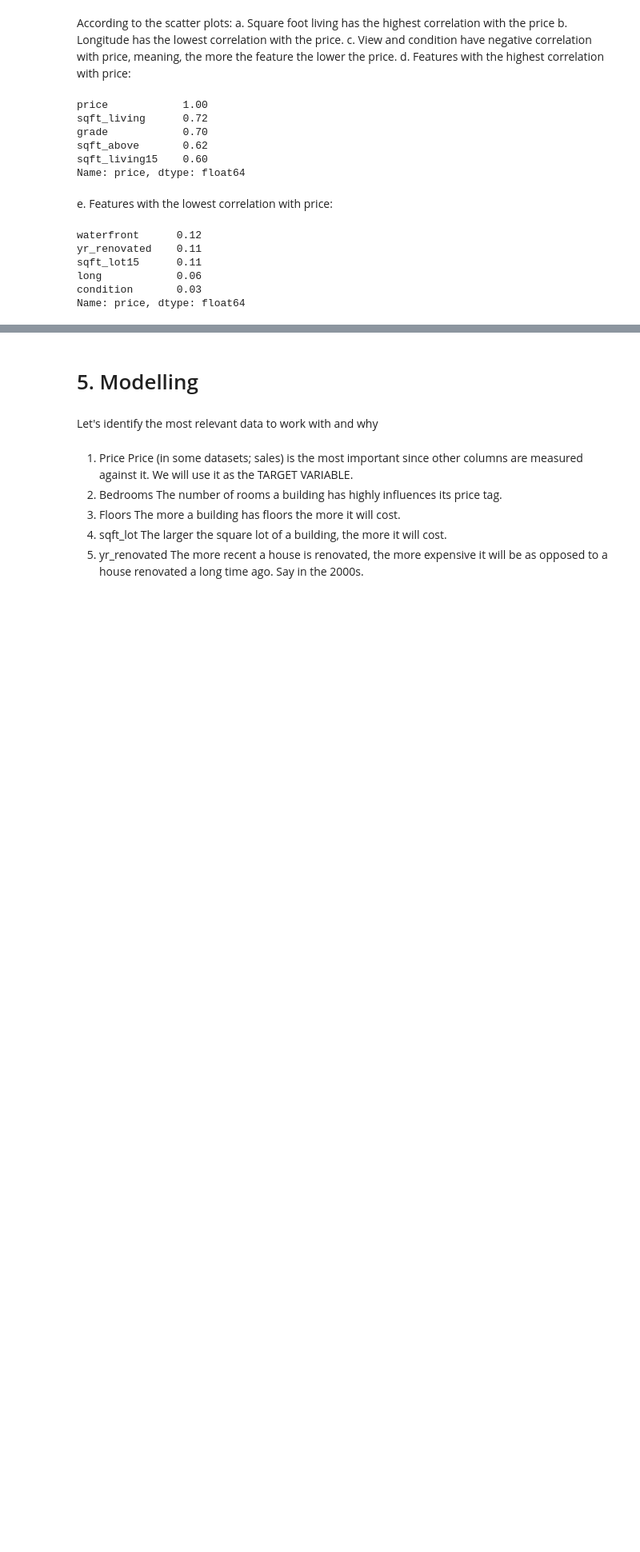
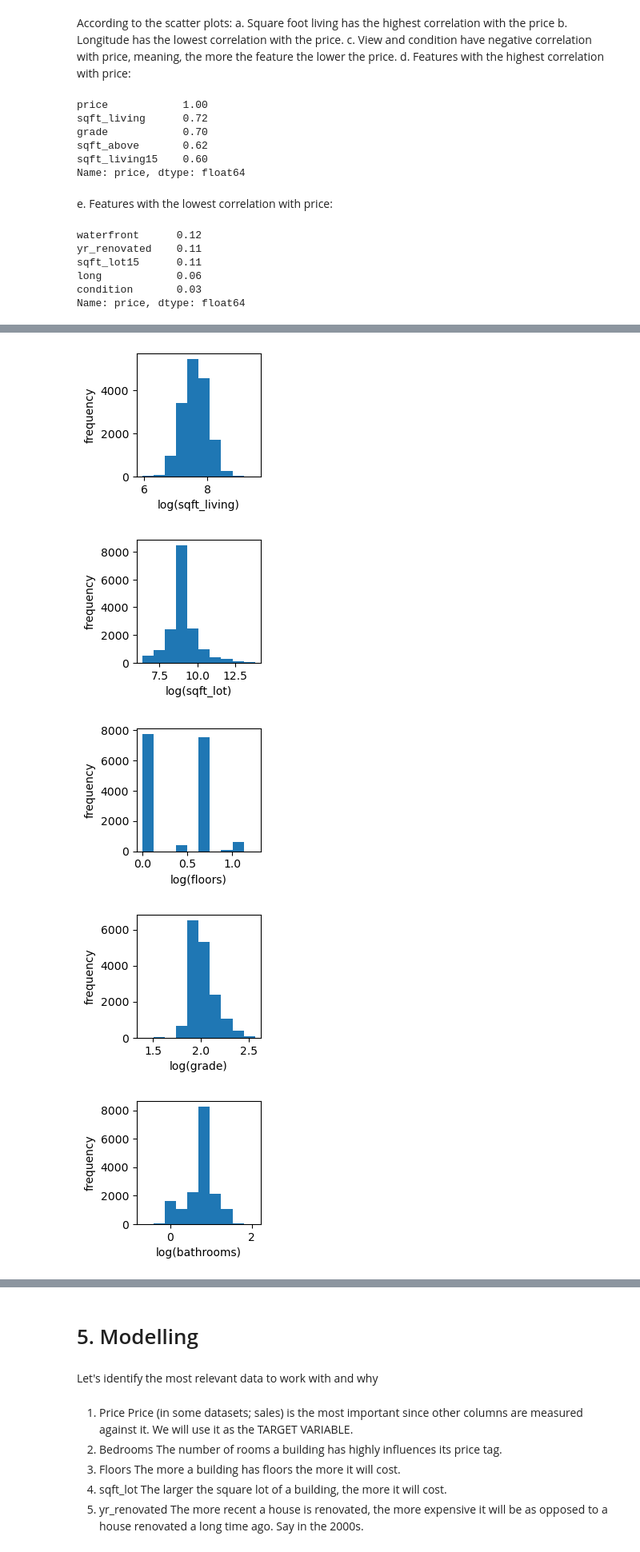
Before and after one commit to MuchiriKinyua/Real-Estate-Management-System, a Jupyter notebook: student.ipynb, the cells around one changed output, grey strips where cells are left out. Shown at 80% size. Drawn from its saved outputs; the diff is of its cells as text; code cells hidden in the pictures; blank space fills up the shorter version.

```diff
--- a/student.ipynb
+++ b/student.ipynb
@@ -529,0 +676,16 @@ None of the features seem to be normally distributed, although sqft_living15 is
+# %%
+corr_columns = data[["price", "sqft_living", "sqft_lot", "floors", "grade", "bathrooms", "bedrooms"]]
+data_log = corr_columns.copy()
+
+for column in data_log.columns:
+    log_column = f"log({column})"
+    data_log = data_log.assign(**{log_column: np.log(data_log[column])})
+# %%
+corr_columns = data[["sqft_living", "sqft_lot", "floors", "grade", "bathrooms", "bedrooms", "price"]]
+data_log = corr_columns.copy()
+
+for column in data_log.columns:
+    log_column = f"log({column})"
+    data_log = data_log.assign(**{log_column: np.log(data_log[column])})
+
+data_log
@@ -529,0 +706,13 @@ None of the features seem to be normally distributed, although sqft_living15 is
+# %%
+for column in data_log.columns[7:]:
+    plt.figure(figsize = (2, 2))
+    plt.hist(x = data_log[column])
+    plt.ylabel("frequency")
+    plt.xlabel(f"{column}")
+    plt.show()
+# %% [output]
+[figure, added]
+[figure, added]
+[figure, added]
+[figure, added]
+[figure, added]
```
Also changed, not shown: parts of 38 cells of this notebook.
